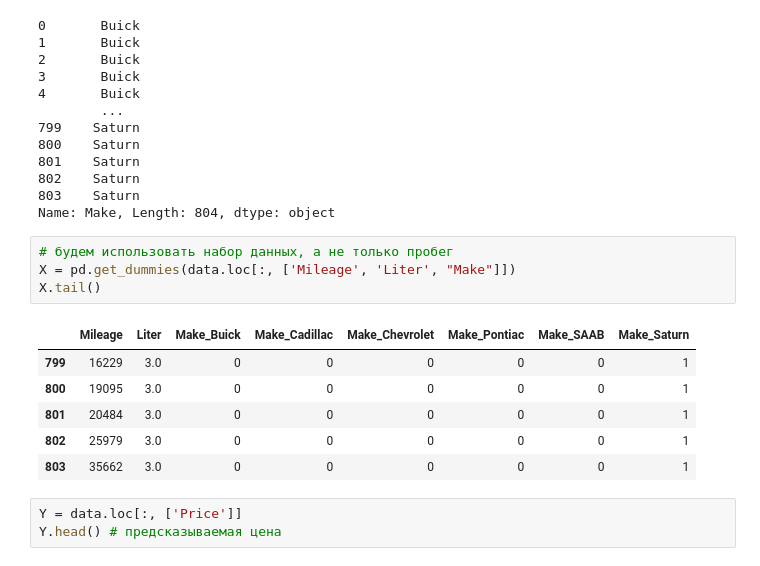
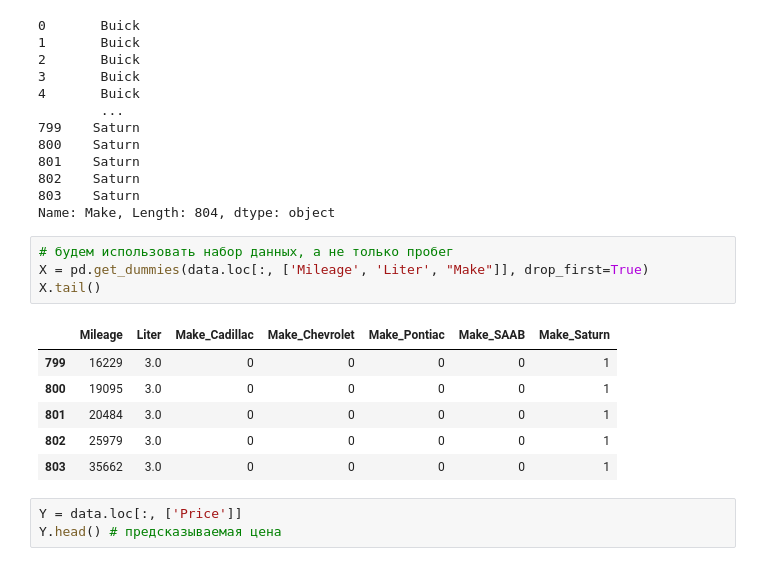
Before and after one commit to solobala/FEML23, a Jupyter notebook: lin_poly_regression.ipynb, the cells around one changed output. Saved outputs shown, nothing was run; the diff lists cells and outputs as text.

```diff
--- a/lin_poly_regression.ipynb
+++ b/lin_poly_regression.ipynb
@@ -136,15 +137,15 @@ data['Make']
 Name: Make, Length: 804, dtype: object
 # %%
 # будем использовать набор данных, а не только пробег
-X = pd.get_dummies(data.loc[:, ['Mileage', 'Liter', "Make"]])
+X = pd.get_dummies(data.loc[:, ['Mileage', 'Liter', "Make"]], drop_first=True)
 X.tail()
 # %% [output]
-|  | Mileage | Liter | Make_Buick | Make_Cadillac | Make_Chevrolet | Make_Pontiac | Make_SAAB | Make_Saturn |
-| 799 | 16229 | 3.0 | 0 | 0 | 0 | 0 | 0 | 1 |
-| 800 | 19095 | 3.0 | 0 | 0 | 0 | 0 | 0 | 1 |
-| 801 | 20484 | 3.0 | 0 | 0 | 0 | 0 | 0 | 1 |
-| 802 | 25979 | 3.0 | 0 | 0 | 0 | 0 | 0 | 1 |
-| 803 | 35662 | 3.0 | 0 | 0 | 0 | 0 | 0 | 1 |
+|  | Mileage | Liter | Make_Cadillac | Make_Chevrolet | Make_Pontiac | Make_SAAB | Make_Saturn |
+| 799 | 16229 | 3.0 | 0 | 0 | 0 | 0 | 1 |
+| 800 | 19095 | 3.0 | 0 | 0 | 0 | 0 | 1 |
+| 801 | 20484 | 3.0 | 0 | 0 | 0 | 0 | 1 |
+| 802 | 25979 | 3.0 | 0 | 0 | 0 | 0 | 1 |
+| 803 | 35662 | 3.0 | 0 | 0 | 0 | 0 | 1 |
 # %%
 Y = data.loc[:, ['Price']]
 Y.head() # предсказываемая цена
```
Also changed, not shown: parts of 18 cells of this notebook.
